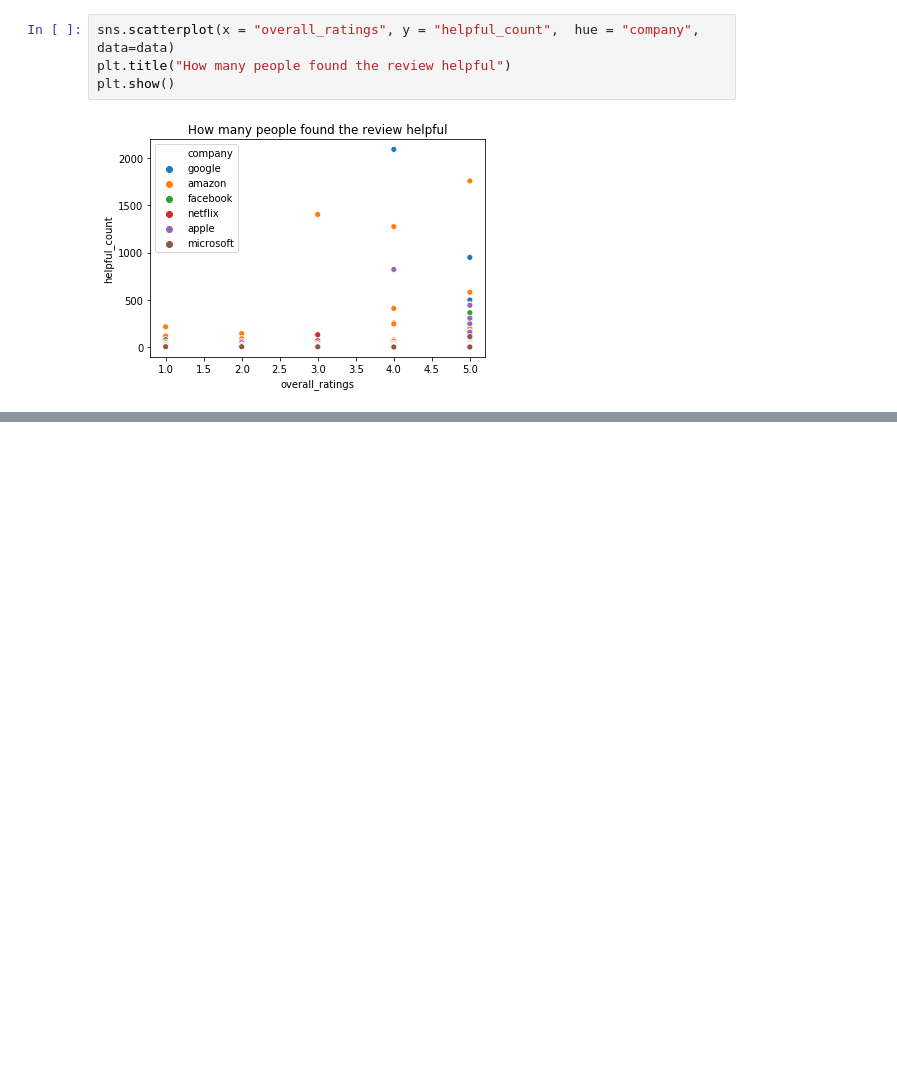
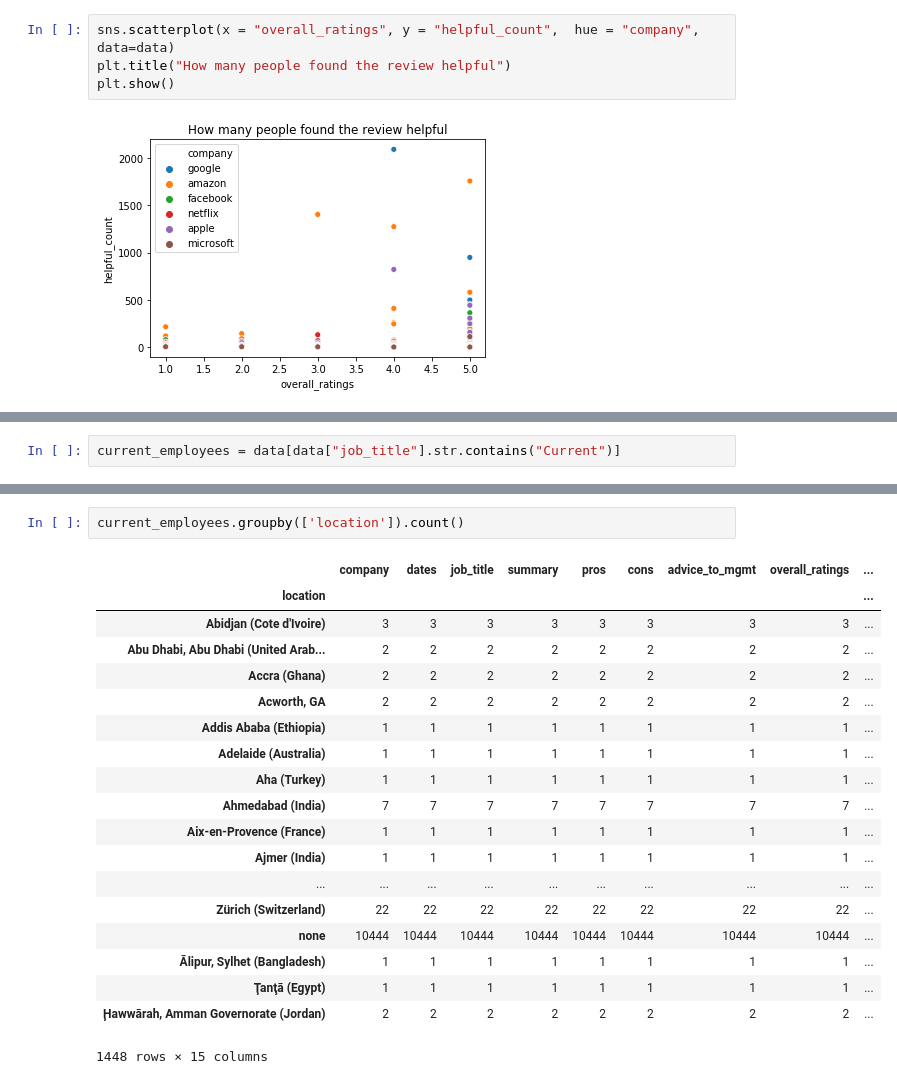
Before and after one commit to MelissieP/big-corporations-employee-reviews, a Jupyter notebook: scripts/EDA.ipynb, the cells around one changed output, grey strips where cells are left out. Saved outputs shown, nothing was run; the diff lists cells and outputs as text; blank space fills up the shorter version.

```diff
--- a/scripts/EDA.ipynb
+++ b/scripts/EDA.ipynb
@@ -162,0 +133,2 @@ Ex employees vs current. How high up etc
+# %%
+current_employees = data[data["job_title"].str.contains("Current")]
@@ -162,0 +159,22 @@ Ex employees vs current. How high up etc
+# %%
+current_employees.groupby(['location']).count()
+# %% [output]
+|  | company | dates | job_title | summary | pros | cons | advice_to_mgmt | overall_ratings | ... |
+| location |  |  |  |  |  |  |  |  | ... |
+| Abidjan (Cote d'Ivoire) | 3 | 3 | 3 | 3 | 3 | 3 | 3 | 3 | ... |
+| Abu Dhabi, Abu Dhabi (United Arab... | 2 | 2 | 2 | 2 | 2 | 2 | 2 | 2 | ... |
+| Accra (Ghana) | 2 | 2 | 2 | 2 | 2 | 2 | 2 | 2 | ... |
+| Acworth, GA | 2 | 2 | 2 | 2 | 2 | 2 | 2 | 2 | ... |
+| Addis Ababa (Ethiopia) | 1 | 1 | 1 | 1 | 1 | 1 | 1 | 1 | ... |
+| Adelaide (Australia) | 1 | 1 | 1 | 1 | 1 | 1 | 1 | 1 | ... |
+| Aha (Turkey) | 1 | 1 | 1 | 1 | 1 | 1 | 1 | 1 | ... |
+| Ahmedabad (India) | 7 | 7 | 7 | 7 | 7 | 7 | 7 | 7 | ... |
+| Aix-en-Provence (France) | 1 | 1 | 1 | 1 | 1 | 1 | 1 | 1 | ... |
+| Ajmer (India) | 1 | 1 | 1 | 1 | 1 | 1 | 1 | 1 | ... |
+| ... | ... | ... | ... | ... | ... | ... | ... | ... | ... |
+| Zürich (Switzerland) | 22 | 22 | 22 | 22 | 22 | 22 | 22 | 22 | ... |
+| none | 10444 | 10444 | 10444 | 10444 | 10444 | 10444 | 10444 | 10444 | ... |
+| Ālipur, Sylhet (Bangladesh) | 1 | 1 | 1 | 1 | 1 | 1 | 1 | 1 | ... |
+| Ţanţā (Egypt) | 1 | 1 | 1 | 1 | 1 | 1 | 1 | 1 | ... |
+| Ḩawwārah, Amman Governorate (Jordan) | 2 | 2 | 2 | 2 | 2 | 2 | 2 | 2 | ... |
+1448 rows × 15 columns
```
Also changed, not shown: parts of 8 cells of this notebook.
